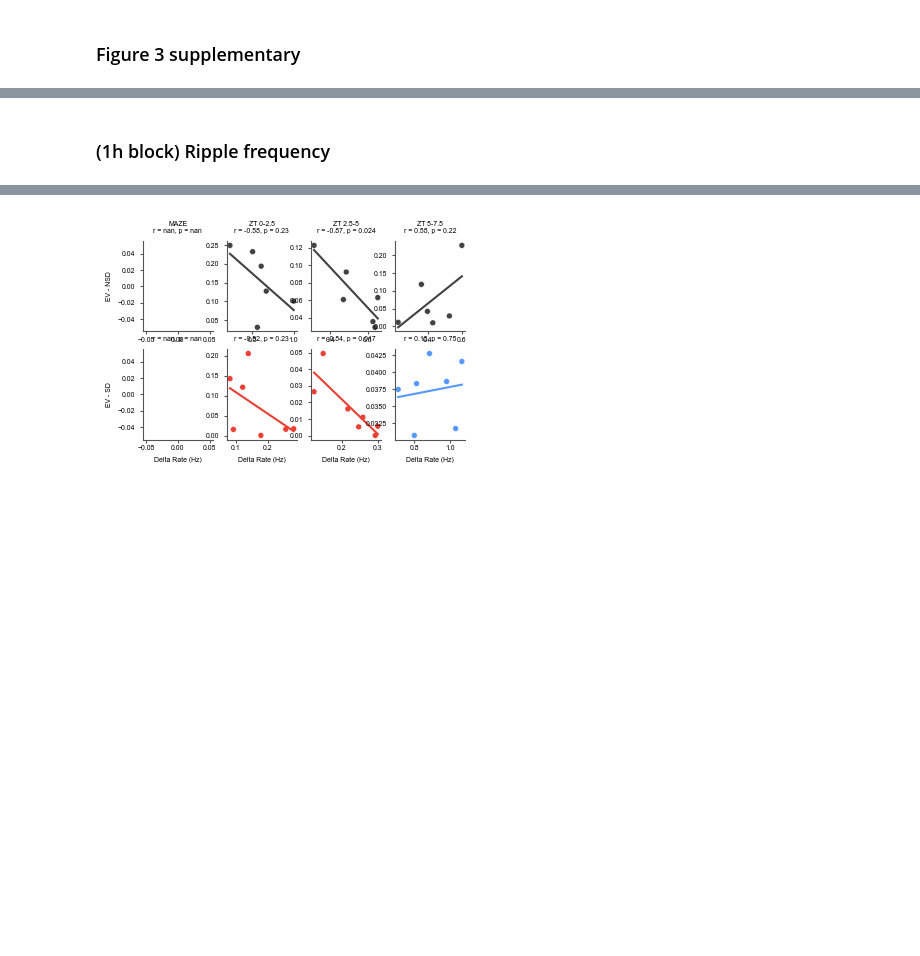
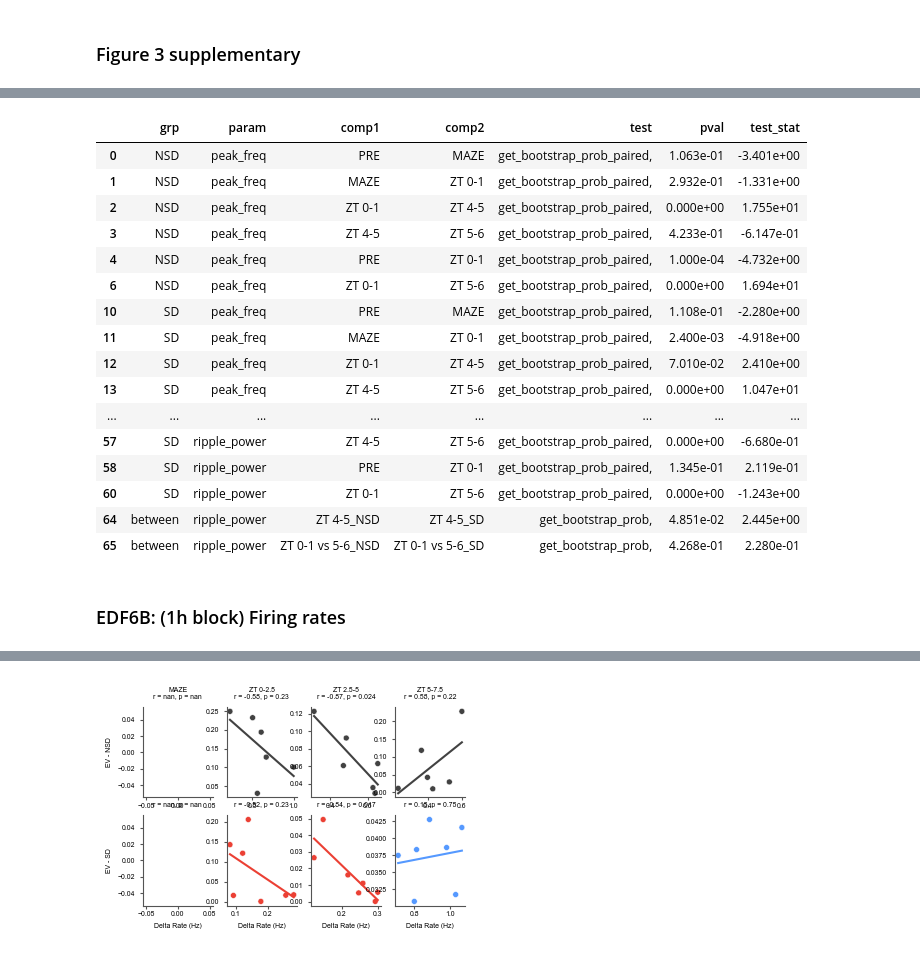
Before and after one commit to diba-lab/sleep_loss_hippocampal_replay, a Jupyter notebook: analysis_and_figure_code/sleep_deprivation/figures/sd_figure3_supp.ipynb, the cells around one changed output, grey strips where cells are left out. Drawn from its saved outputs; the diff is of its cells as text; code cells hidden in the pictures; blank space fills up the shorter version.

```diff
--- a/analysis_and_figure_code/sleep_deprivation/figures/sd_figure3_supp.ipynb
+++ b/analysis_and_figure_code/sleep_deprivation/figures/sd_figure3_supp.ipynb
@@ -22,2 +128,25 @@ grpdata = subjects.GroupData()
+# %%
+results_df = stats_to_df(results_list, prepend=("grp", "param"))
+results_df = filter_stats_df(results_df, figure="EDF6A")
+results_df.to_csv("/home/nkinsky/Documents/sleep_deprivation/ProcessedData/ripple_properties_1h_blocks_stats.csv")
+results_df
+# %% [output]
+|  | grp | param | comp1 | comp2 | test | pval | test_stat |
+| 0 | NSD | peak_freq | PRE | MAZE | get_bootstrap_prob_paired, | 1.063e-01 | -3.401e+00 |
+| 1 | NSD | peak_freq | MAZE | ZT 0-1 | get_bootstrap_prob_paired, | 2.932e-01 | -1.331e+00 |
+| 2 | NSD | peak_freq | ZT 0-1 | ZT 4-5 | get_bootstrap_prob_paired, | 0.000e+00 | 1.755e+01 |
+| 3 | NSD | peak_freq | ZT 4-5 | ZT 5-6 | get_bootstrap_prob_paired, | 4.233e-01 | -6.147e-01 |
+| 4 | NSD | peak_freq | PRE | ZT 0-1 | get_bootstrap_prob_paired, | 1.000e-04 | -4.732e+00 |
+| 6 | NSD | peak_freq | ZT 0-1 | ZT 5-6 | get_bootstrap_prob_paired, | 0.000e+00 | 1.694e+01 |
+| 10 | SD | peak_freq | PRE | MAZE | get_bootstrap_prob_paired, | 1.108e-01 | -2.280e+00 |
+| 11 | SD | peak_freq | MAZE | ZT 0-1 | get_bootstrap_prob_paired, | 2.400e-03 | -4.918e+00 |
+| 12 | SD | peak_freq | ZT 0-1 | ZT 4-5 | get_bootstrap_prob_paired, | 7.010e-02 | 2.410e+00 |
+| 13 | SD | peak_freq | ZT 4-5 | ZT 5-6 | get_bootstrap_prob_paired, | 0.000e+00 | 1.047e+01 |
+| ... | ... | ... | ... | ... | ... | ... | ... |
+| 57 | SD | ripple_power | ZT 4-5 | ZT 5-6 | get_bootstrap_prob_paired, | 0.000e+00 | -6.680e-01 |
+| 58 | SD | ripple_power | PRE | ZT 0-1 | get_bootstrap_prob_paired, | 1.345e-01 | 2.119e-01 |
+| 60 | SD | ripple_power | ZT 0-1 | ZT 5-6 | get_bootstrap_prob_paired, | 0.000e+00 | -1.243e+00 |
+| 64 | between | ripple_power | ZT 4-5_NSD | ZT 4-5_SD | get_bootstrap_prob, | 4.851e-02 | 2.445e+00 |
+| 65 | between | ripple_power | ZT 0-1 vs 5-6_NSD | ZT 0-1 vs 5-6_SD | get_bootstrap_prob, | 4.268e-01 | 2.280e-01 |
 # %% [markdown]
-### (1h block) Ripple frequency
+### EDF6B: (1h block) Firing rates
```
Also changed, not shown: parts of 18 cells of this notebook, 26 other files.
